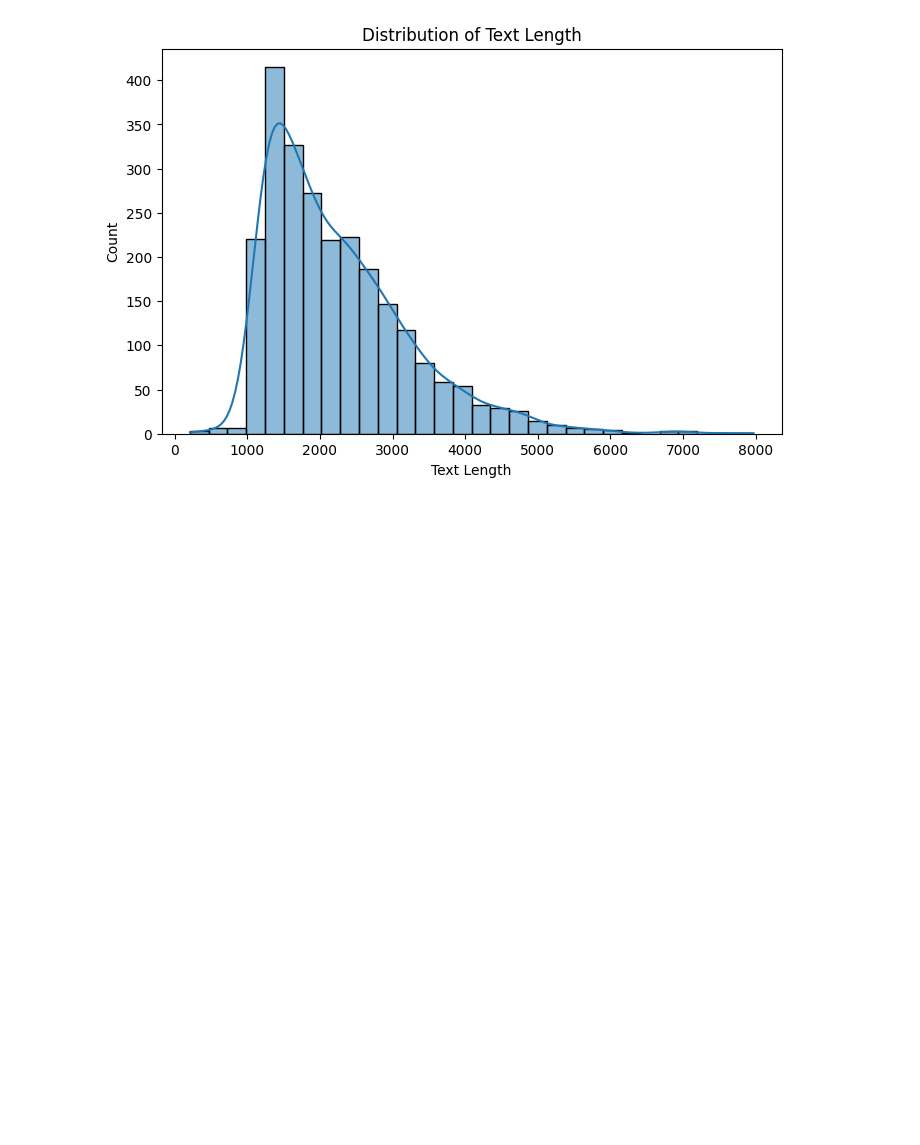
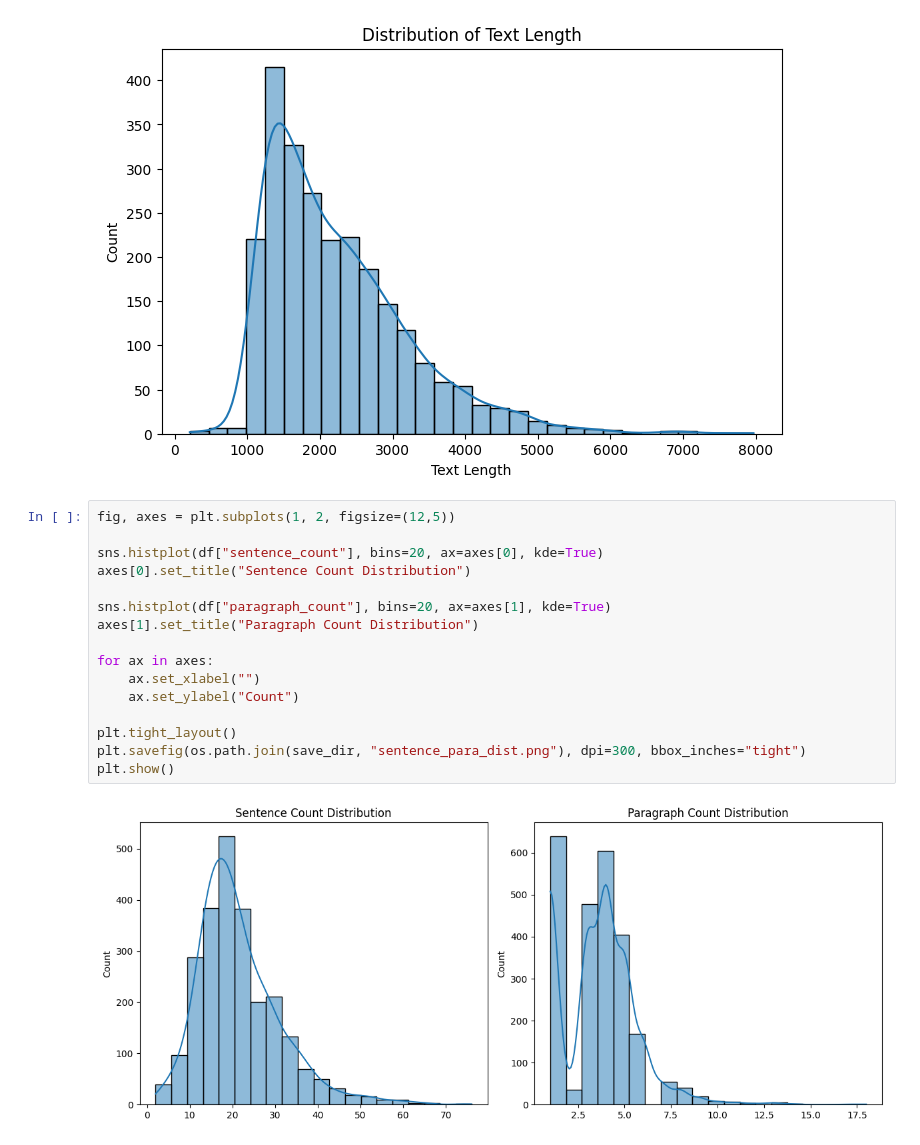
Before and after one commit to yukunf/SC4000WritingProcess, a Jupyter notebook: data_visualization/train_logs_extracted.ipynb, the cells around one changed output. Saved outputs shown, nothing was run; the diff lists cells and outputs as text; blank space fills up the shorter version.

Commit message:
data visualization

```diff
--- a/data_visualization/train_logs_extracted.ipynb
+++ b/data_visualization/train_logs_extracted.ipynb
@@ -18,3 +18,21 @@ plt.savefig(os.path.join(save_dir, "len_text_dist.png"), dpi=300, bbox_inches="t
 plt.show()
 # %% [output]
 [figure]
+# %%
+fig, axes = plt.subplots(1, 2, figsize=(12,5))
+
+sns.histplot(df["sentence_count"], bins=20, ax=axes[0], kde=True)
+axes[0].set_title("Sentence Count Distribution")
+
+sns.histplot(df["paragraph_count"], bins=20, ax=axes[1], kde=True)
+axes[1].set_title("Paragraph Count Distribution")
+
+for ax in axes:
+    ax.set_xlabel("")
+    ax.set_ylabel("Count")
+
+plt.tight_layout()
+plt.savefig(os.path.join(save_dir, "sentence_para_dist.png"), dpi=300, bbox_inches="tight")
+plt.show()
+# %% [output]
+[figure, added]
```
Also changed, not shown: 5 other files.
